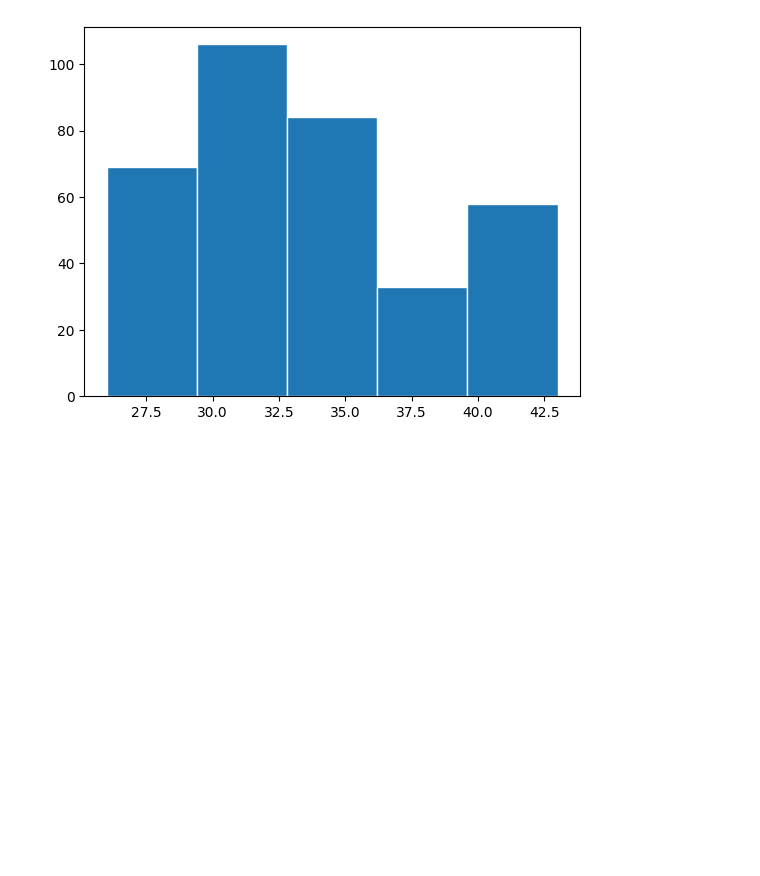
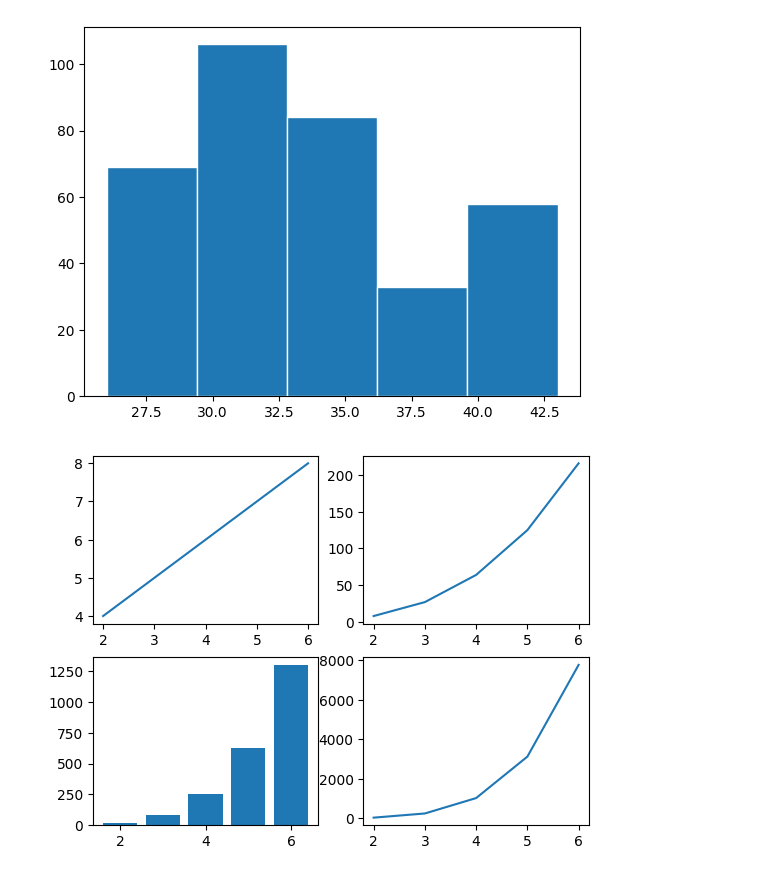
Before and after one commit to clarajchiramel-web/pandasworks, a Jupyter notebook: customer_behaviour_casestudy/process.ipynb, the cells around one changed output. Drawn from its saved outputs; the diff is of its cells as text; code cells hidden in the pictures; blank space fills up the shorter version.

```diff
--- a/customer_behaviour_casestudy/process.ipynb
+++ b/customer_behaviour_casestudy/process.ipynb
@@ -243,3 +243,18 @@ plt.hist(df["age"],bins=5,edgecolor="white")
  array([26. , 29.4, 32.8, 36.2, 39.6, 43. ]),
  <BarContainer object of 5 artists>)
 [figure]
+# %%
+import numpy as np
+import matplotlib.pyplot as plt
+
+fig, axes = plt.subplots(2, 2)
+
+x = np.array([2, 3, 4, 5, 6])
+
+axes[0, 0].plot(x, x + 2)
+axes[0, 1].plot(x, x**3)
+axes[1, 0].bar(x, x**4)
+axes[1, 1].plot(x, x**5)
+plt.show()
+# %% [output]
+[figure, added]
```
Also changed, not shown: parts of 1 cell of this notebook, 2 other files.
